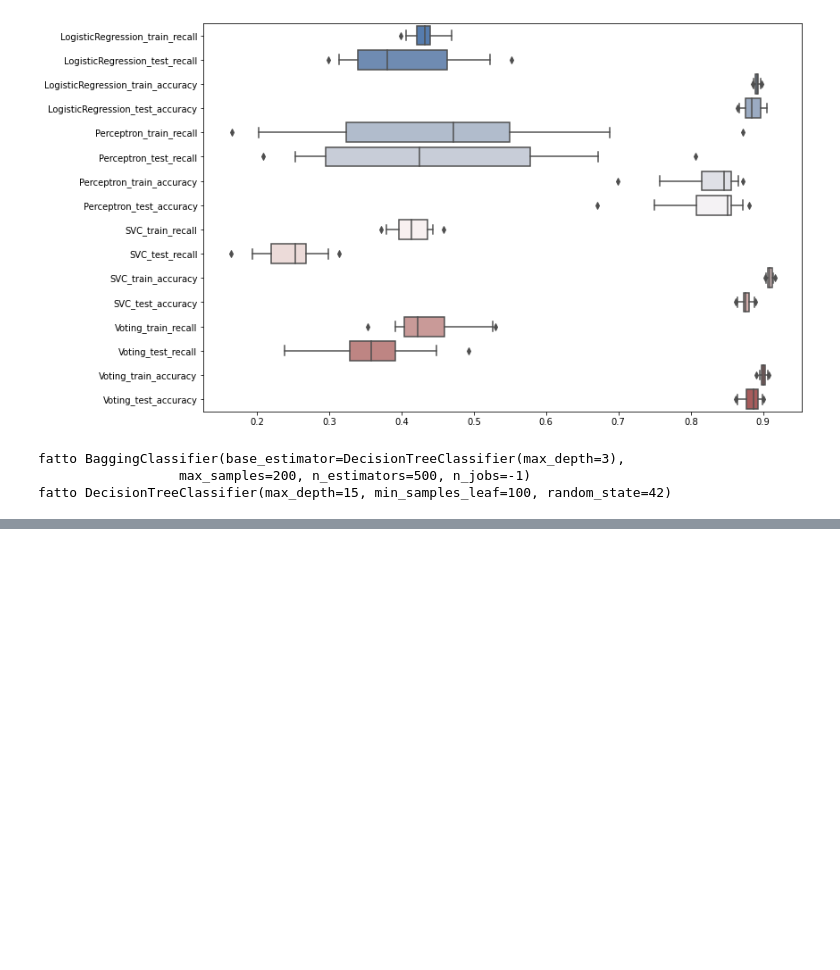
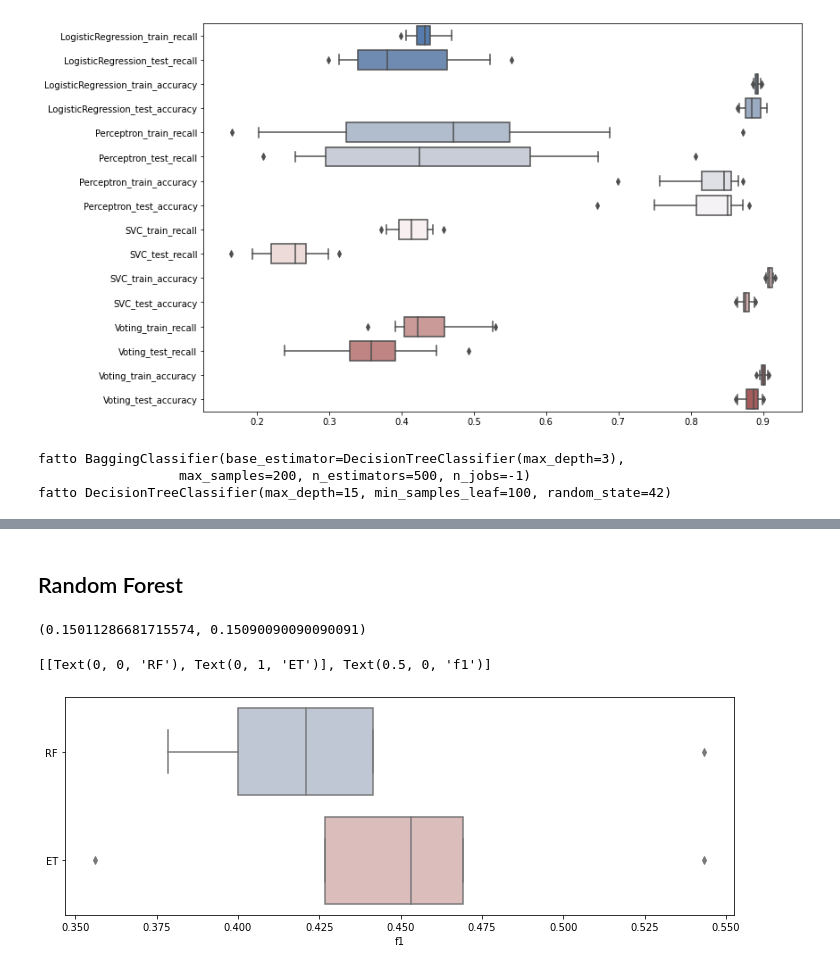
Before and after one commit to remarcoble/ML-marketing-campaign, a Jupyter notebook: main.ipynb, the cells around one changed output, grey strips where cells are left out. Drawn from its saved outputs; the diff is of its cells as text; code cells hidden in the pictures; blank space fills up the shorter version.

```diff
--- a/main.ipynb
+++ b/main.ipynb
@@ -834,0 +769,24 @@ for i in range(2):
+# %% [markdown]
+## Random Forest
+# %%
+X_train, X_test, y_train, y_test = train_test_split(feature_matrix, dataset_label, test_size=0.2, stratify=dataset_label)
+len(y_train[y_train == 1])/len(y_train), len(y_test[y_test == 1])/len(y_test)
+# %% [output]
+(0.15011286681715574, 0.15090090090090091)
+# %%
+rnf_clf = RandomForestClassifier(n_estimators=250, max_leaf_nodes=64, n_jobs=-1, max_features=10)
+et_clf = ExtraTreesClassifier(n_estimators=250, max_leaf_nodes=64, n_jobs=-1, max_features=10)
+scores_rnf = cross_val_score(rnf_clf, X_train, y_train, cv=5, scoring='f1', n_jobs=-1)
+scores_et = cross_val_score(et_clf, X_train, y_train, cv=5, scoring='f1',n_jobs=-1)
+# %%
+fig = plt.figure(figsize=(12,4))
+ax = fig.add_subplot()
+sns.boxplot(ax = ax,
+            data = [scores_rnf, scores_et],
+            palette = 'vlag',
+            orient = 'h'
+           )
+ax.set(yticklabels=['RF','ET'], xlabel="f1")
+# %% [output]
+[[Text(0, 0, 'RF'), Text(0, 1, 'ET')], Text(0.5, 0, 'f1')]
+[figure, added]
```
Also changed, not shown: parts of 20 cells of this notebook.
